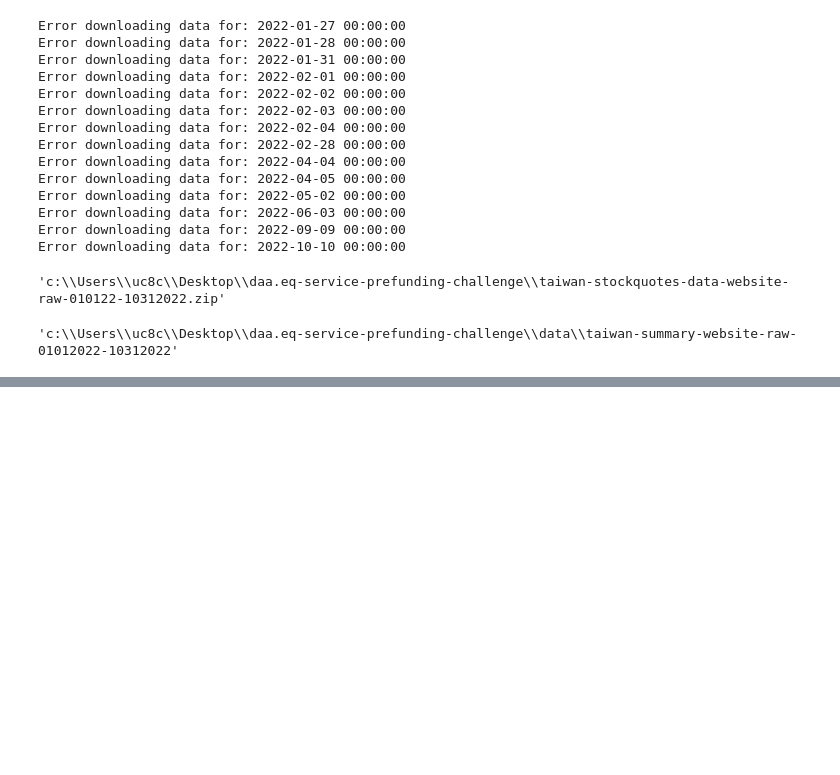
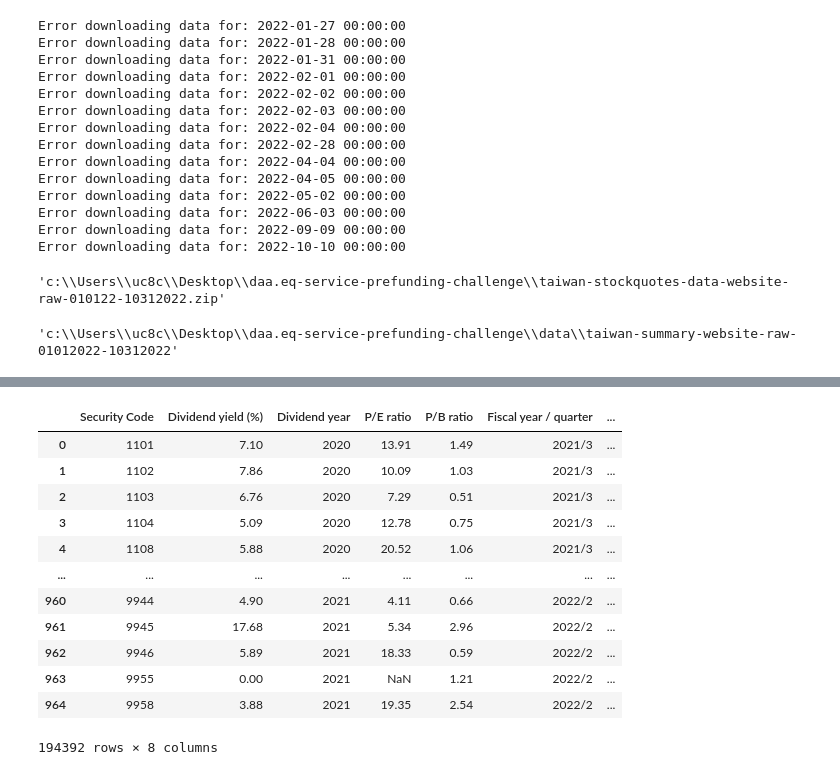
Before and after one commit to calebmcook/udacity-aws-machine-learning-nanodegree-capstone, a Jupyter notebook: twse-scraper.ipynb, the cells around one changed output, grey strips where cells are left out. Saved outputs shown, nothing was run; the diff lists cells and outputs as text; code cells hidden in the pictures; blank space fills up the shorter version.

```diff
--- a/twse-scraper.ipynb
+++ b/twse-scraper.ipynb
@@ -258,0 +551,18 @@ pd.read_csv(r"C:\Users\uc8c\Desktop\daa.eq-service-prefunding-challenge\data\tai
+# %%
+ratios = pd.read_parquet(r'C:\Users\uc8c\Desktop\daa.eq-service-prefunding-challenge\use_this_data\ratios_01012022_10312022')
+# %%
+ratios
+# %% [output]
+|  | Security Code | Dividend yield (%) | Dividend year | P/E ratio | P/B ratio | Fiscal year / quarter | ... |
+| 0 | 1101 | 7.10 | 2020 | 13.91 | 1.49 | 2021/3 | ... |
+| 1 | 1102 | 7.86 | 2020 | 10.09 | 1.03 | 2021/3 | ... |
+| 2 | 1103 | 6.76 | 2020 | 7.29 | 0.51 | 2021/3 | ... |
+| 3 | 1104 | 5.09 | 2020 | 12.78 | 0.75 | 2021/3 | ... |
+| 4 | 1108 | 5.88 | 2020 | 20.52 | 1.06 | 2021/3 | ... |
+| ... | ... | ... | ... | ... | ... | ... | ... |
+| 960 | 9944 | 4.90 | 2021 | 4.11 | 0.66 | 2022/2 | ... |
+| 961 | 9945 | 17.68 | 2021 | 5.34 | 2.96 | 2022/2 | ... |
+| 962 | 9946 | 5.89 | 2021 | 18.33 | 0.59 | 2022/2 | ... |
+| 963 | 9955 | 0.00 | 2021 | NaN | 1.21 | 2022/2 | ... |
+| 964 | 9958 | 3.88 | 2021 | 19.35 | 2.54 | 2022/2 | ... |
+194392 rows × 8 columns
```
Also changed, not shown: parts of 24 cells of this notebook, 1 other file.
